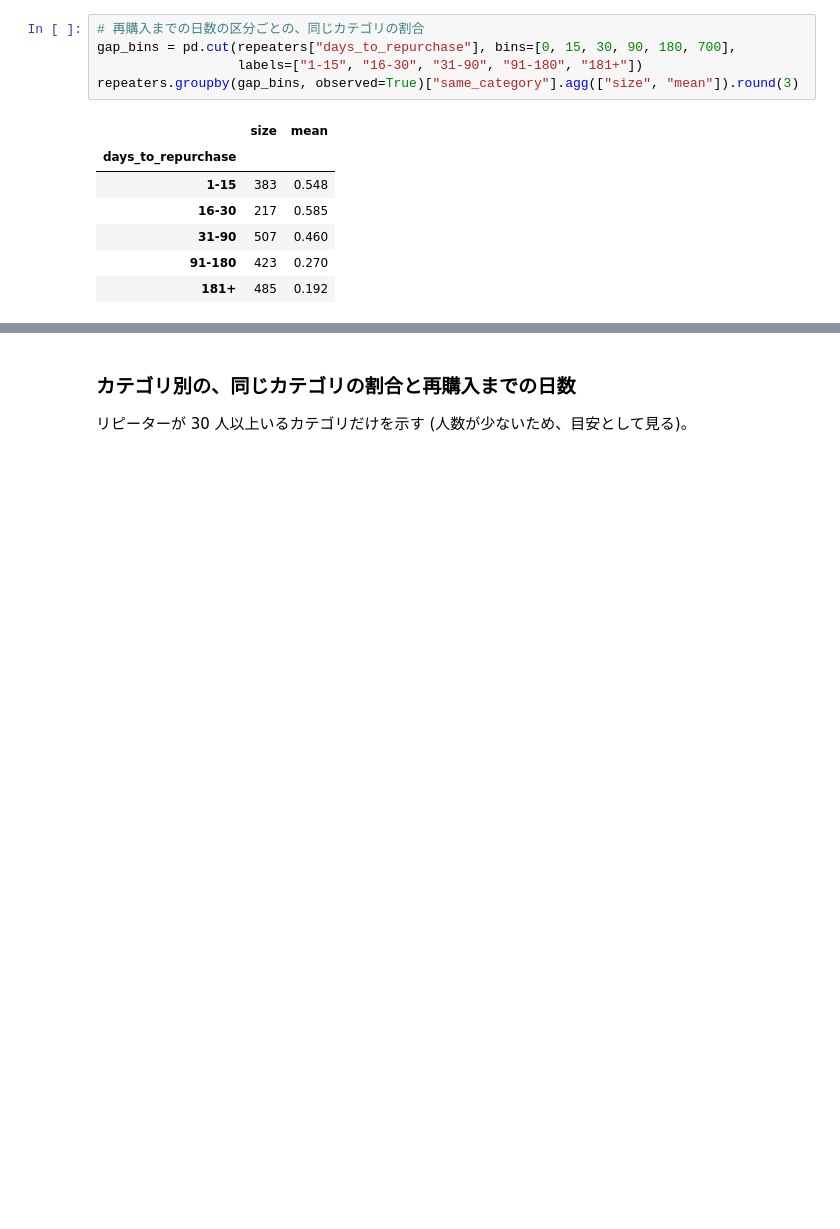
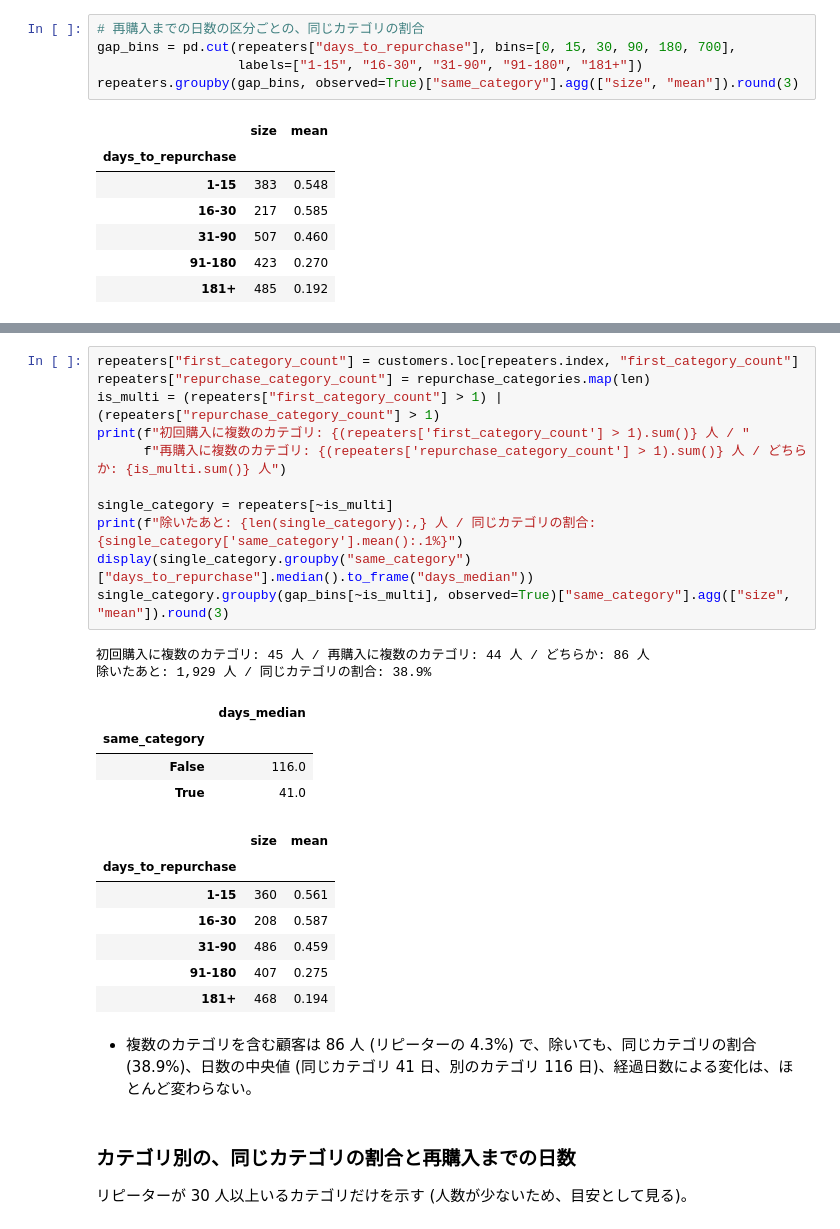
Before and after one commit to avoseven/olist-data-platform, a Jupyter notebook: notebooks/08_first_purchase_category.ipynb, the cells around one changed output, grey strips where cells are left out. Drawn from its saved outputs; the diff is of its cells as text; blank space fills up the shorter version.

Commit message:
Add: multi-category check to first purchase category notebook
Co-Authored-By: Claude Opus 5.5 <noreply@anthropic.com>

```diff
--- a/notebooks/08_first_purchase_category.ipynb
+++ b/notebooks/08_first_purchase_category.ipynb
@@ -277,3 +283,30 @@ repeaters.groupby(gap_bins, observed=True)["same_category"].agg(["size", "mean"]
+# %%
+repeaters["first_category_count"] = customers.loc[repeaters.index, "first_category_count"]
+repeaters["repurchase_category_count"] = repurchase_categories.map(len)
+is_multi = (repeaters["first_category_count"] > 1) | (repeaters["repurchase_category_count"] > 1)
+print(f"初回購入に複数のカテゴリ: {(repeaters['first_category_count'] > 1).sum()} 人 / "
+      f"再購入に複数のカテゴリ: {(repeaters['repurchase_category_count'] > 1).sum()} 人 / どちらか: {is_multi.sum()} 人")
+
+single_category = repeaters[~is_multi]
+print(f"除いたあと: {len(single_category):,} 人 / 同じカテゴリの割合: {single_category['same_category'].mean():.1%}")
+display(single_category.groupby("same_category")["days_to_repurchase"].median().to_frame("days_median"))
+single_category.groupby(gap_bins[~is_multi], observed=True)["same_category"].agg(["size", "mean"]).round(3)
+# %% [output]
+初回購入に複数のカテゴリ: 45 人 / 再購入に複数のカテゴリ: 44 人 / どちらか: 86 人
+除いたあと: 1,929 人 / 同じカテゴリの割合: 38.9%
+|  | days_median |
+| same_category |  |
+| False | 116.0 |
+| True | 41.0 |
+|  | size | mean |
+| days_to_repurchase |  |  |
+| 1-15 | 360 | 0.561 |
+| 16-30 | 208 | 0.587 |
+| 31-90 | 486 | 0.459 |
+| 91-180 | 407 | 0.275 |
+| 181+ | 468 | 0.194 |
+# %% [markdown]
+- 複数のカテゴリを含む顧客は 86 人 (リピーターの 4.3%) で、除いても、同じカテゴリの割合 (38.9%)、日数の中央値 (同じカテゴリ 41 日、別のカテゴリ 116 日)、経過日数による変化は、ほとんど変わらない。
 # %% [markdown]
 ### カテゴリ別の、同じカテゴリの割合と再購入までの日数
 
```
Also changed, not shown: parts of 7 cells of this notebook.
